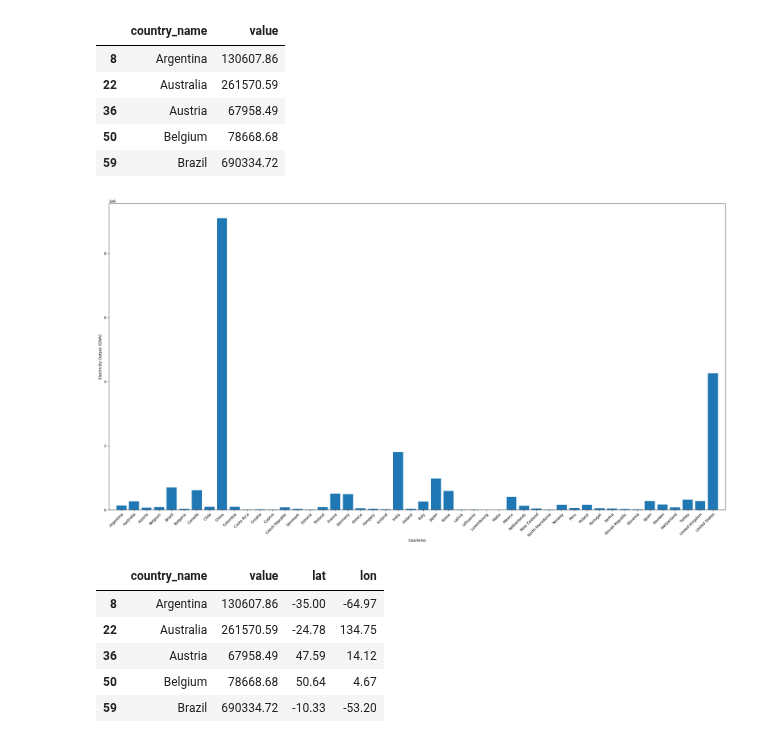
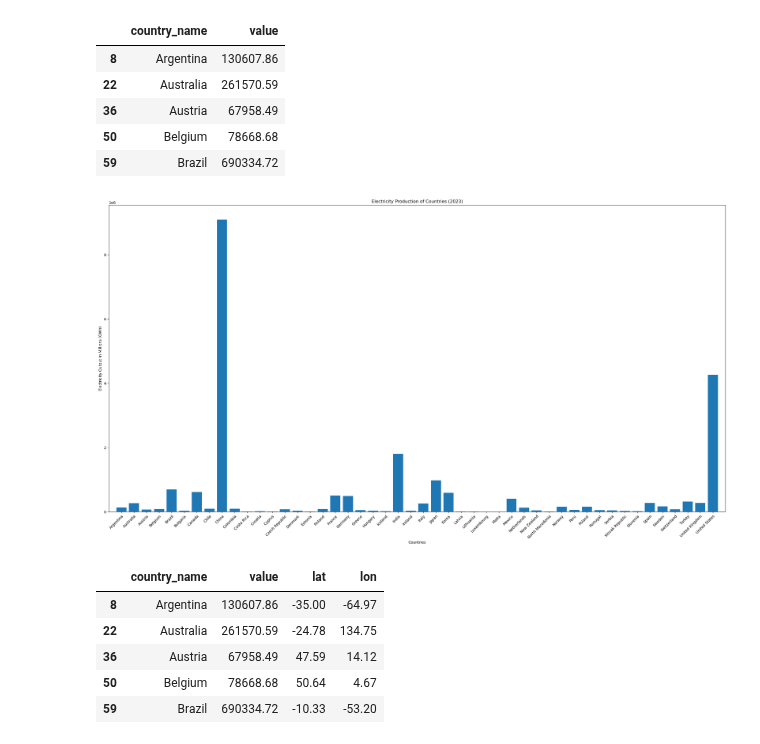
Before and after one commit to bburwinkel0721/Electric-Production, a Jupyter notebook: electricity_anaylsis.ipynb, the cells around one changed output. Saved outputs shown, nothing was run; the diff lists cells and outputs as text; code cells hidden in the pictures.

Commit message:
added a title to the bar graph for electricity production

```diff
--- a/electricity_anaylsis.ipynb
+++ b/electricity_anaylsis.ipynb
@@ -91,21 +91,22 @@ production_by_country_2023_df.head()
 # %%
 # Create a bar plot of all countries elerticity production in 2023
 fig, ax = plt.subplots(figsize=(30,15))
 ax.bar(production_by_country_2023_df['country_name'], production_by_country_2023_df['value'])
 
 # Create labels
 ax.set_xticks(ticks=production_by_country_2023_df['country_name'],labels=production_by_country_2023_df['country_name'],rotation_mode='anchor',ha='right', rotation=45)
 ax.set_xlabel('Countries')
-ax.set_ylabel('Electricity Output (GWh)')
+ax.set_ylabel('Electricity Output in Millions (GWh)')
+ax.set_title('Electricity Production of Countries (2023)')
 ax.set_xlim(-1, 48)
 
 # Save image to output folder
 fig.savefig('./output_data/electricity_2023_comparison.png')
 
 # Display the plot
 plt.show()
 # %% [output]
-[figure, old version]
+[figure, new version]
 # %%
 # Create lists for the latitudes and longitudes of each country
 list_of_lats = []
```
Also changed, not shown: 1 other file.
